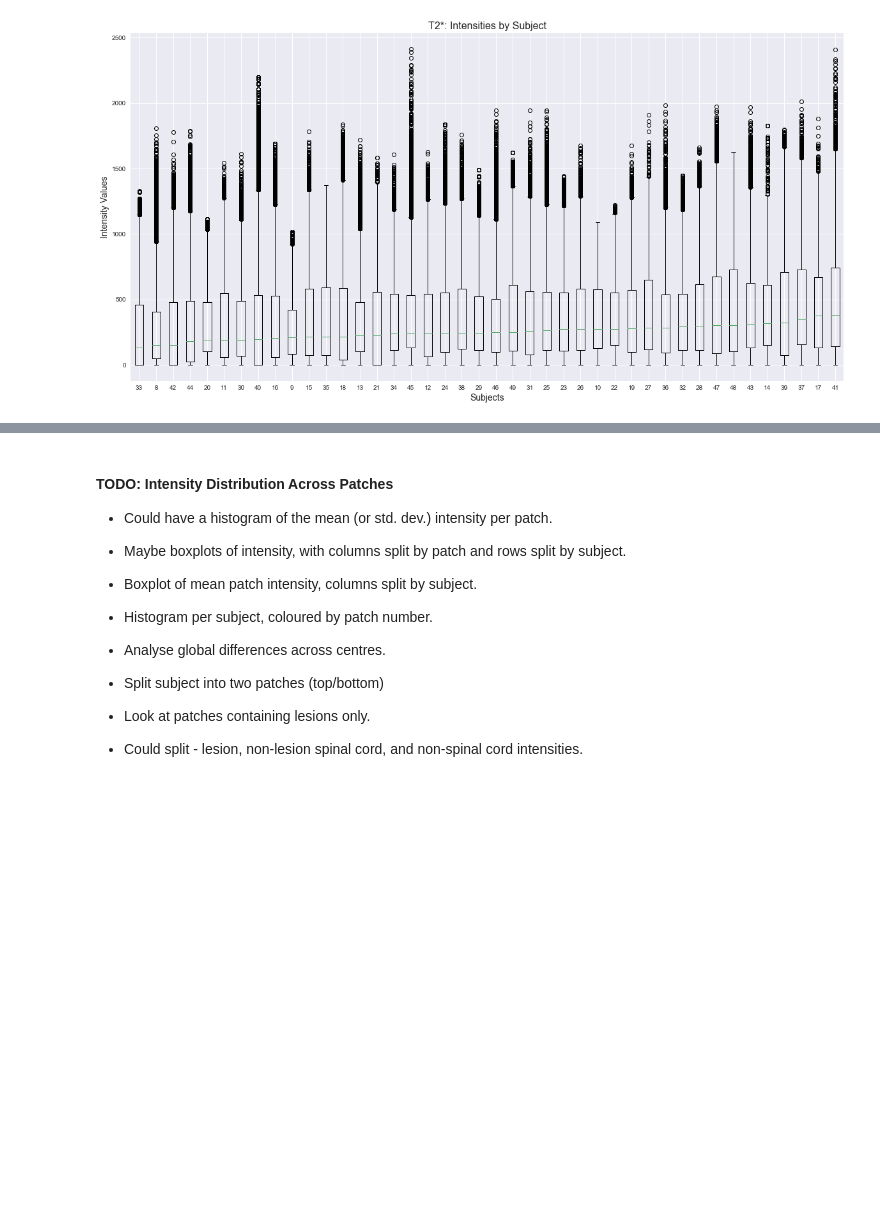
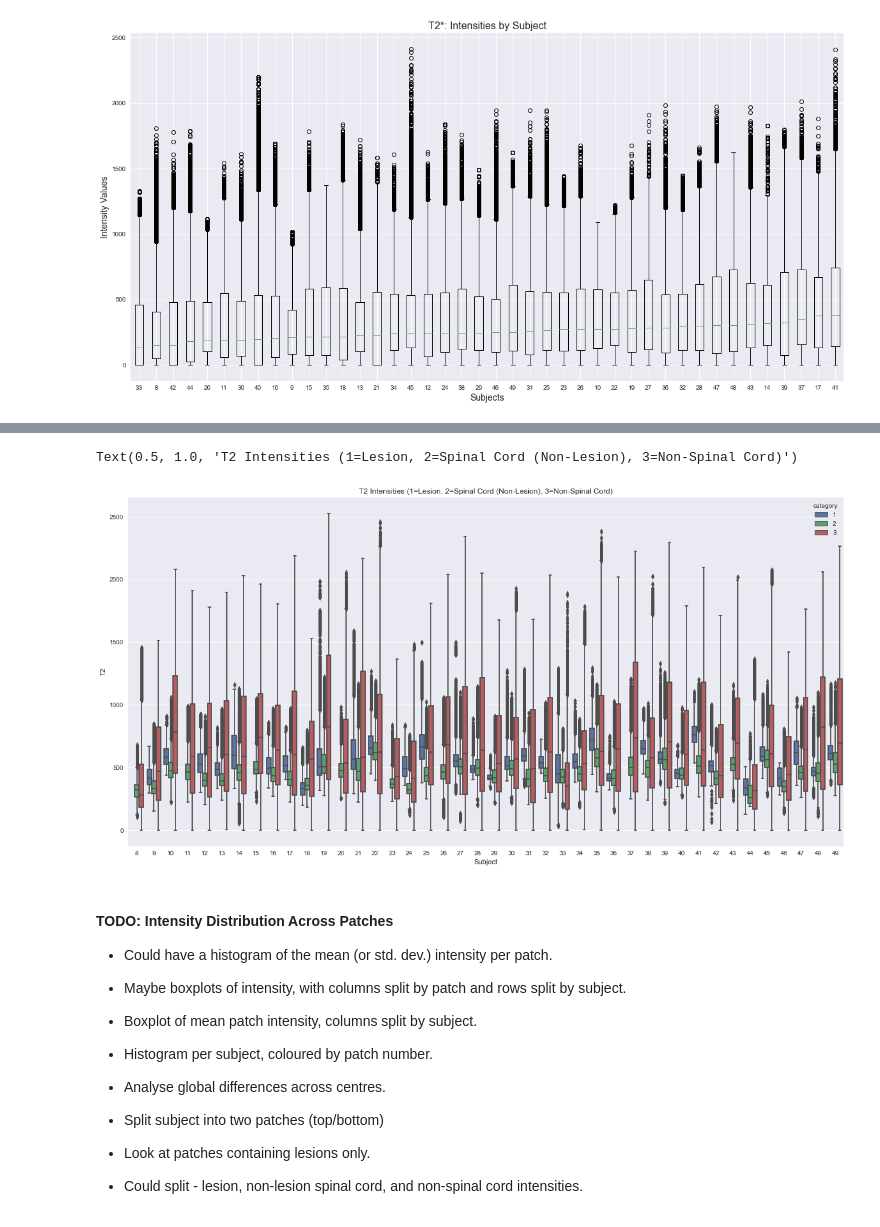
Before and after one commit to rickymwalsh/sc-segmentation, a Jupyter notebook: data-exploration.ipynb, the cells around one changed output, grey strips where cells are left out. Drawn from its saved outputs; the diff is of its cells as text; code cells hidden in the pictures; blank space fills up the shorter version.

```diff
--- a/data-exploration.ipynb
+++ b/data-exploration.ipynb
@@ -133,0 +176,16 @@ plt.show()
+# %%
+# Function to collapse the data arrays and concatenate all subject data.
+collapse = lambda data: np.concatenate([data[subj].ravel() for subj in centre8_subjects])
+
+all_data_df = pd.DataFrame(
+    np.concatenate((
+        np.array([subj for subj in centre8_subjects for i in range(t2_data[subj].size)]).reshape(1,-1),
+        np.array([collapse(data) for data in [t2_data, t2s_data, t2_SC_data, t2s_SC_data, lesion_data]])
+        )
+    ).transpose(),
+    columns=['Subject', 'T2', 'T2s', 'T2_SC', 'T2s_SC', 'Lesion']
+)
+
+all_data_df[['T2', 'T2s', 'T2_SC', 'T2s_SC', 'Lesion']] = all_data_df[['T2', 'T2s', 'T2_SC', 'T2s_SC', 'Lesion']].apply(pd.to_numeric)
+
+all_data_df['category'] = np.where(all_data_df['Lesion']==1, 1, np.where(all_data_df['T2_SC']!=-1, 2, 3))
@@ -134,3 +202,14 @@ plt.show()
+# %%
+plt.figure(figsize=(20,10))
+sns.boxplot(x='Subject', y='T2', hue='category',
+                data=all_data_df[all_data_df['T2']>0]
+#             labels=['Lesion', 'Spinal Cord (Non-lesion)', 'Non-Spinal Cord']
+#                order=
+               )
+plt.title('T2 Intensities (1=Lesion, 2=Spinal Cord (Non-Lesion), 3=Non-Spinal Cord)')
+# %% [output]
+Text(0.5, 1.0, 'T2 Intensities (1=Lesion, 2=Spinal Cord (Non-Lesion), 3=Non-Spinal Cord)')
+[figure, added]
 # %% [markdown]
 #### TODO: Intensity Distribution Across Patches
 - Could have a histogram of the mean (or std. dev.) intensity per patch.
```
Also changed, not shown: parts of 8 cells of this notebook.
